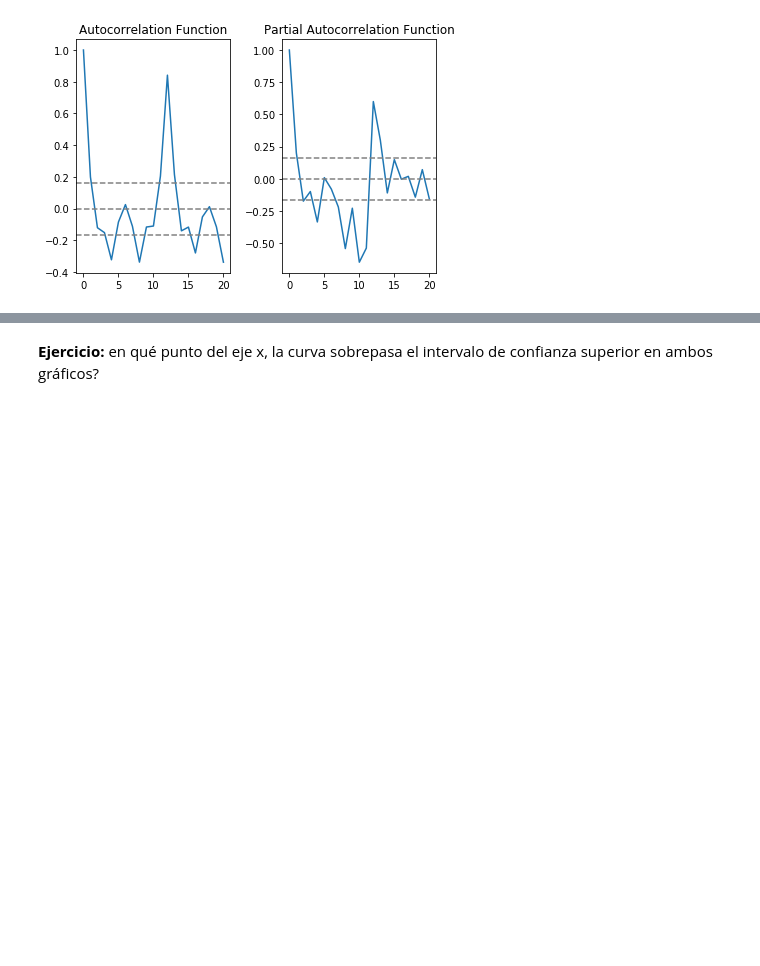
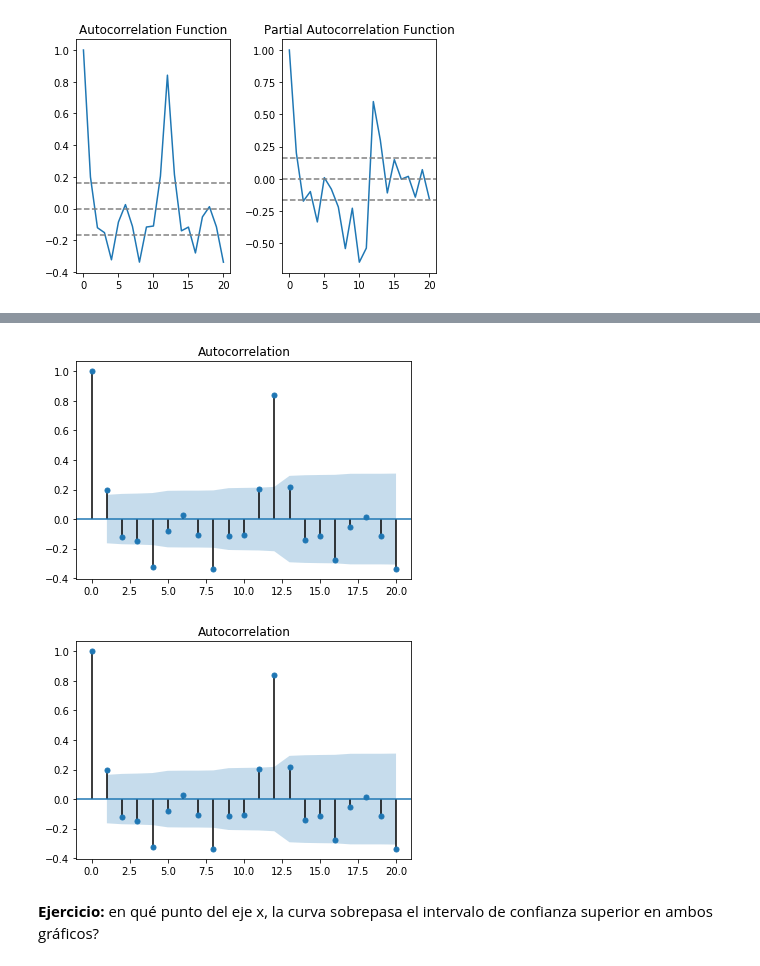
Before and after one commit to flcamacho/simulation_2019_2, a Jupyter notebook: notebooks/03. Time series.ipynb, the cells around one changed output, grey strips where cells are left out. Saved outputs shown, nothing was run; the diff lists cells and outputs as text; code cells hidden in the pictures; blank space fills up the shorter version.

```diff
--- a/notebooks/03. Time series.ipynb
+++ b/notebooks/03. Time series.ipynb
@@ -438,3 +468,8 @@ plt.tight_layout()
+# %%
+plot_acf(ts_log_diff_shifting, lags=20)
+# %% [output]
+[figure, added]
+[figure, added]
 # %% [markdown]
 **Ejercicio:** en qué punto del eje x, la curva sobrepasa el intervalo de confianza superior en ambos gráficos?
 # %% [markdown]
```
Also changed, not shown: parts of 5 cells of this notebook, 3 other files.
